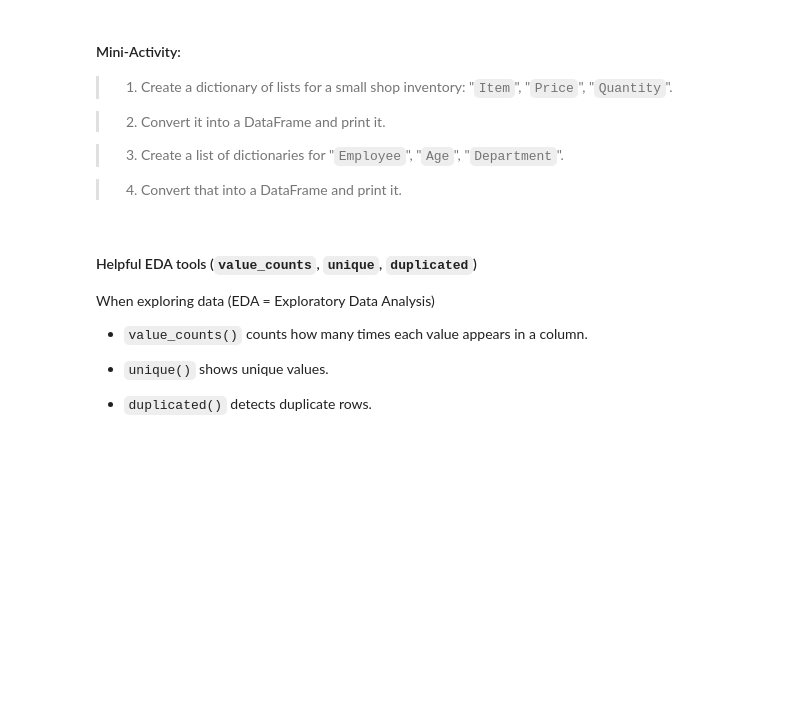
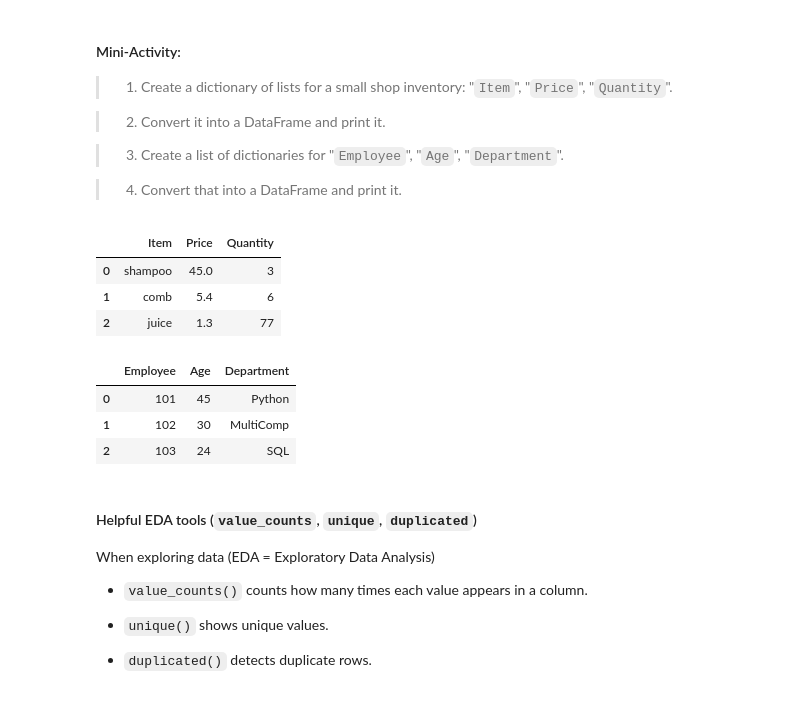
Before and after one commit to noorhzrh/Daily-Practice, a Jupyter notebook: Day 7/Pandas.ipynb, the cells around one changed output. Saved outputs shown, nothing was run; the diff lists cells and outputs as text; code cells hidden in the pictures; blank space fills up the shorter version.

```diff
--- a/Day 7/Pandas.ipynb
+++ b/Day 7/Pandas.ipynb
@@ -262,6 +288,37 @@ DataFrame from list of dictionaries:
 > 3. Create a list of dictionaries for "`Employee`", "`Age`", "`Department`".
 
 > 4. Convert that into a DataFrame and print it.
+# %%
+# Dictionary of list
+shop = {
+    'Item':     ['shampoo','comb','juice'],
+    'Price':    [45.00,5.40,1.30],
+    'Quantity': [3,6,77]
+    }
+
+shopdf = pd.DataFrame(shop)
+shopdf
+# %% [output]
+|  | Item | Price | Quantity |
+| 0 | shampoo | 45.0 | 3 |
+| 1 | comb | 5.4 | 6 |
+| 2 | juice | 1.3 | 77 |
+# %%
+#List of disctionary
+
+EMP = [
+    {"Employee":101,"Age":45,"Department":"Python"},
+    {"Employee":102,"Age":30,"Department":"MultiComp"},
+    {"Employee":103,"Age":24,"Department":"SQL"},
+]
+
+empdf = pd.DataFrame(EMP)
+empdf
+# %% [output]
+|  | Employee | Age | Department |
+| 0 | 101 | 45 | Python |
+| 1 | 102 | 30 | MultiComp |
+| 2 | 103 | 24 | SQL |
 # %% [markdown]
 #### Helpful EDA tools (`value_counts`, `unique`, `duplicated`)
 
```
Also changed, not shown: parts of 9 cells of this notebook, 6 other files.
